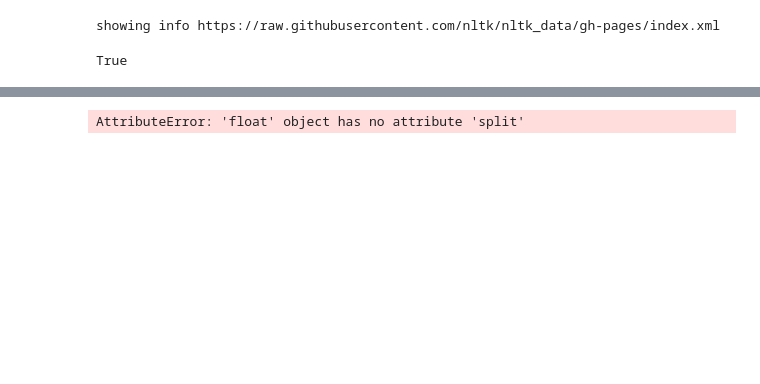
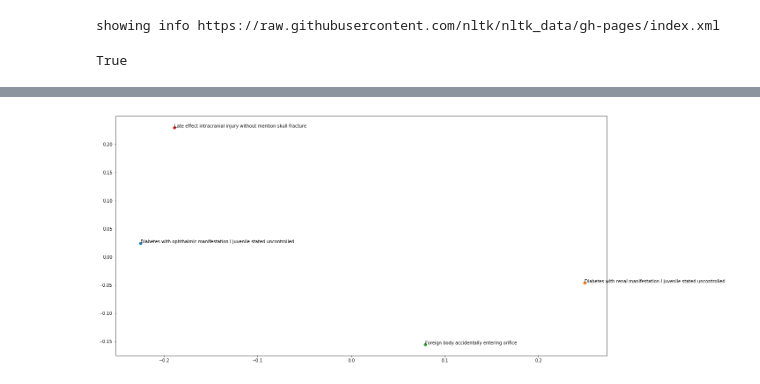
Before and after one commit to rbischof/ML4HC, a Jupyter notebook: project_2/Diagnosis Embedding.ipynb, the cells around one changed output, grey strips where cells are left out. Cells and saved outputs as stored; diff of their text form; code cells hidden in the pictures; blank space fills up the shorter version.

```diff
--- a/project_2/Diagnosis Embedding.ipynb
+++ b/project_2/Diagnosis Embedding.ipynb
@@ -55,0 +200,16 @@ for x in X_test[:, -3:]:
+# %%
+X_val_enc = []
+for x in X_val[:,-3:]:
+    e = np.zeros(628)
+    for i in range(len(x)):
+        e += enc.transform([[sanitize(x[i])]]).toarray()[0]
+    X_val_enc.append(e)
+X_val_enc = np.asarray(X_val_enc)
+# %%
+X_test_enc = []
+for x in X_test[:,-3:]:
+    e = np.zeros(628)
+    for i in range(len(x)):
+        e += enc.transform([[sanitize(x[i])]]).toarray()[0]
+    X_test_enc.append(e)
+X_test_enc = np.asarray(X_test_enc)
@@ -56,17 +255,25 @@ for x in X_test[:, -3:]:
 # %%
 corpus = [TaggedDocument(doc.split(), [i]) for i, doc in enumerate(diagnoses)]
-embedder = Doc2Vec(corpus, window=3, min_count=1, workers=-1)
+embedder = Doc2Vec(corpus, vector_size=2, window=1, min_count=1, workers=-1)
 # %%
+set_diagnoses = list(set(diagnoses))
 embedded_diag = []
-for d in set(diagnoses):
-    embedded_diag.append(embedder.infer_vector(d.split()))
+for d in set_diagnoses:
+    embedded_diag.append(embedder.infer_vector(str(d).split()))
 embedded_diag = np.asarray(embedded_diag)
+# %%
+plt.figure(figsize=(20,10))
+set_diagnoses = list(set(diagnoses))
+embedded_diag = []
+for d in [1, 11, 12, 13]:
+    plt.scatter(embedder.docvecs[d][0], embedder.docvecs[d][1])
+    plt.annotate(set_diagnoses[d], (embedder.docvecs[d][0], embedder.docvecs[d][1]))
+# %% [output]
+[figure, added]
 # %%
 X_emb = []
 for x in X[:, -3:]:
     t = []
     for i in range(x.size):
-        t.append(diff(embedded_diag, embedder.infer_vector(str(x[i]).split())))
+        t.append(diff(embedded_diag, embedder.infer_vector(sanitize(x[i]).split())))
     X_emb.append(t)
-# %% [output]
-AttributeError: 'float' object has no attribute 'split'
```
Also changed, not shown: parts of 16 cells of this notebook.
